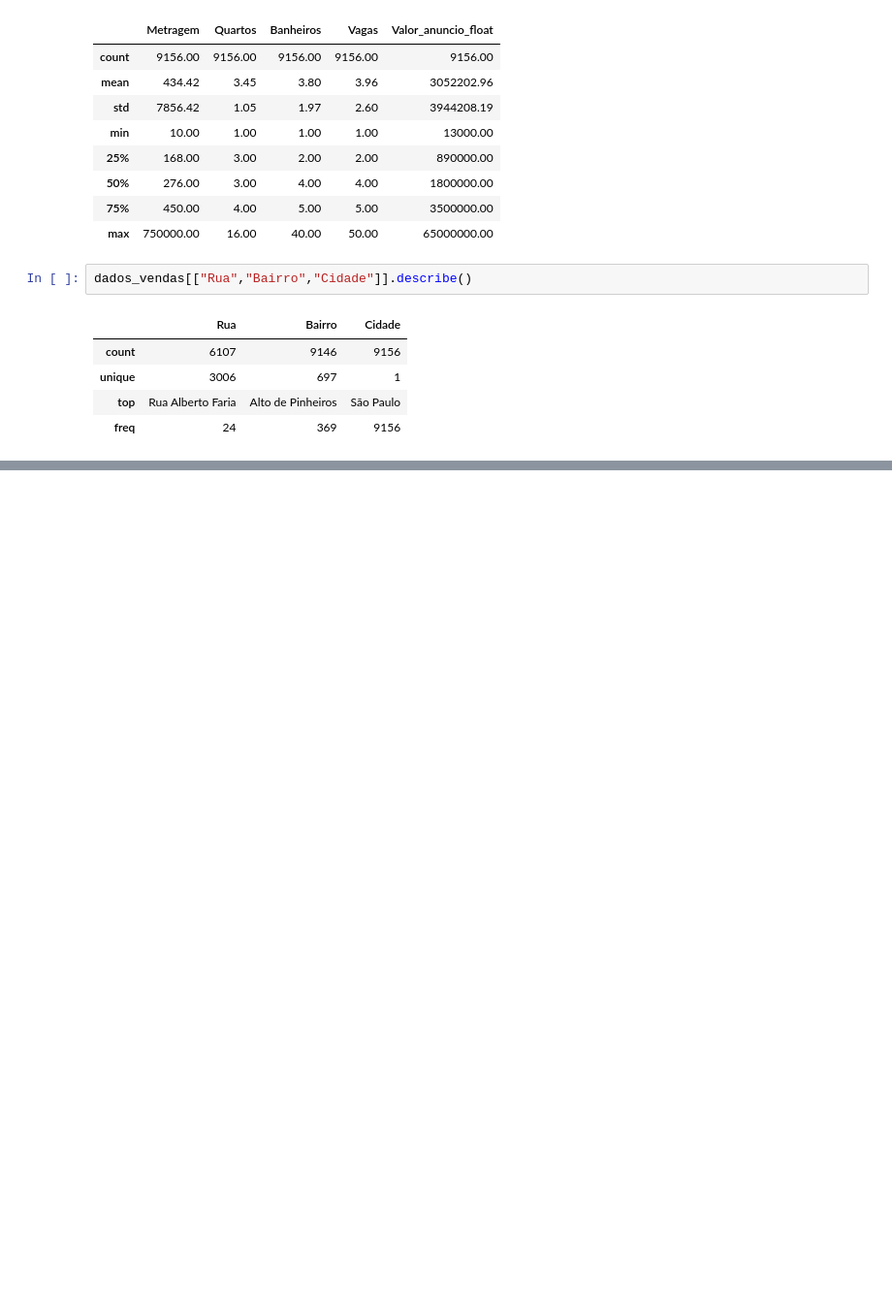
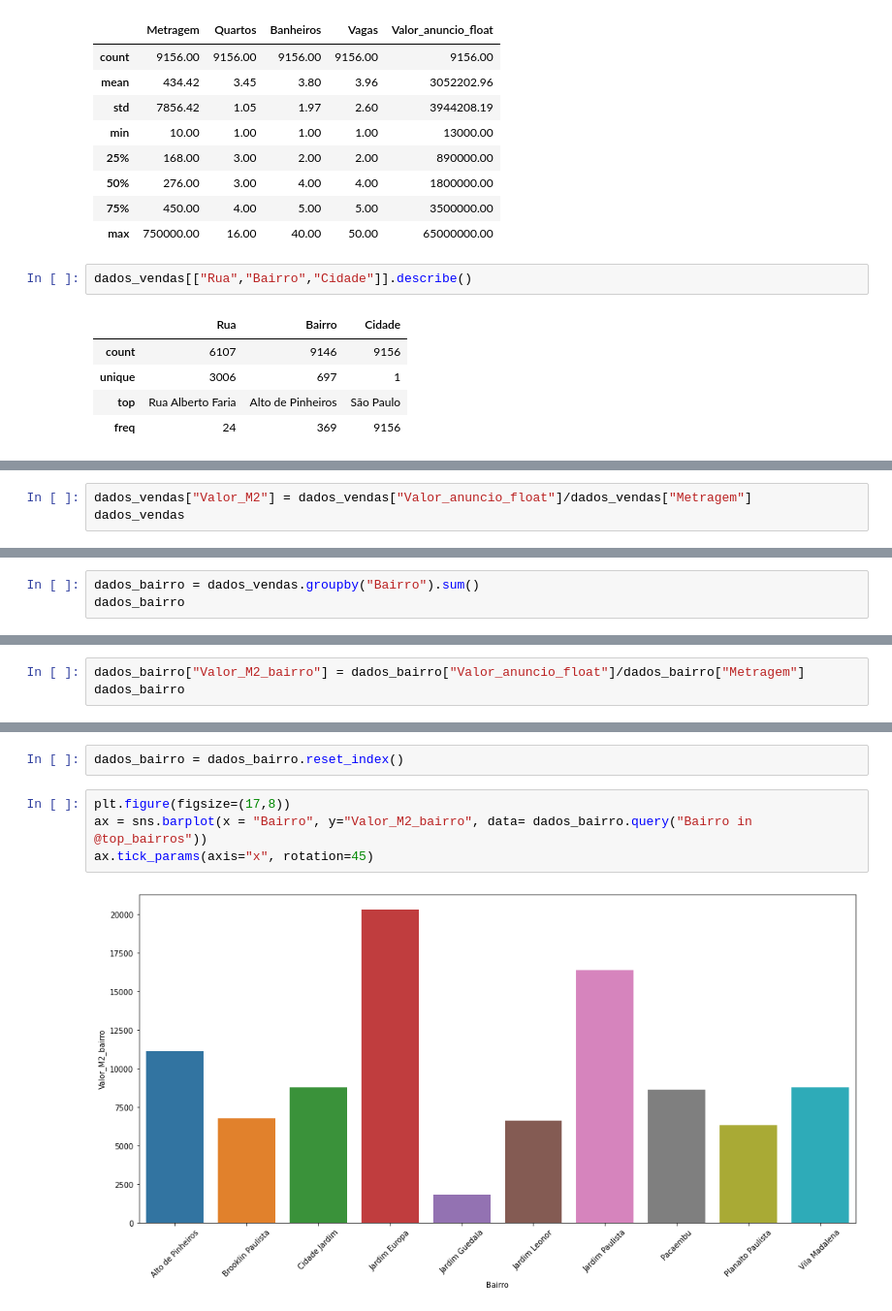
Before and after one commit to wnbrandao/wnbrandao, a Jupyter notebook: Imersão_Alura.ipynb, the cells around one changed output, grey strips where cells are left out. Shown: that part at 97% size. Drawn from its saved outputs; the diff is of its cells as text; blank space fills up the shorter version.

```diff
--- a/Imersão_Alura.ipynb
+++ b/Imersão_Alura.ipynb
@@ -322,0 +317,3 @@ plt.show()
+# %%
+dados_vendas["Valor_M2"] = dados_vendas["Valor_anuncio_float"]/dados_vendas["Metragem"]
+dados_vendas
@@ -322,0 +356,3 @@ plt.show()
+# %%
+dados_bairro = dados_vendas.groupby("Bairro").sum()
+dados_bairro
@@ -322,0 +374,3 @@ plt.show()
+# %%
+dados_bairro["Valor_M2_bairro"] = dados_bairro["Valor_anuncio_float"]/dados_bairro["Metragem"]
+dados_bairro
@@ -322,0 +409,8 @@ plt.show()
+# %%
+dados_bairro = dados_bairro.reset_index()
+# %%
+plt.figure(figsize=(17,8))
+ax = sns.barplot(x = "Bairro", y="Valor_M2_bairro", data= dados_bairro.query("Bairro in @top_bairros"))
+ax.tick_params(axis="x", rotation=45)
+# %% [output]
+[figure, added]
```
Also changed, not shown: parts of 11 cells of this notebook.
